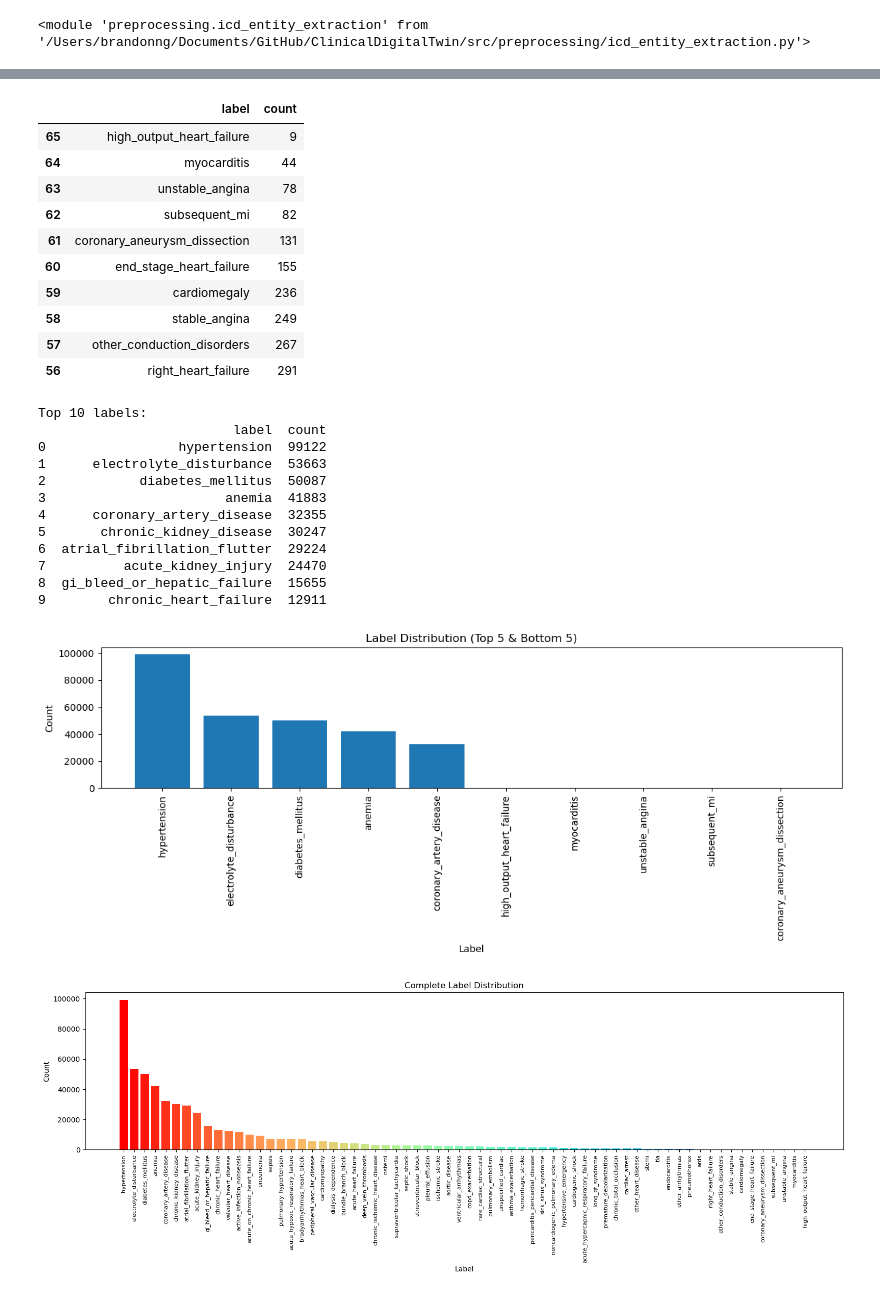
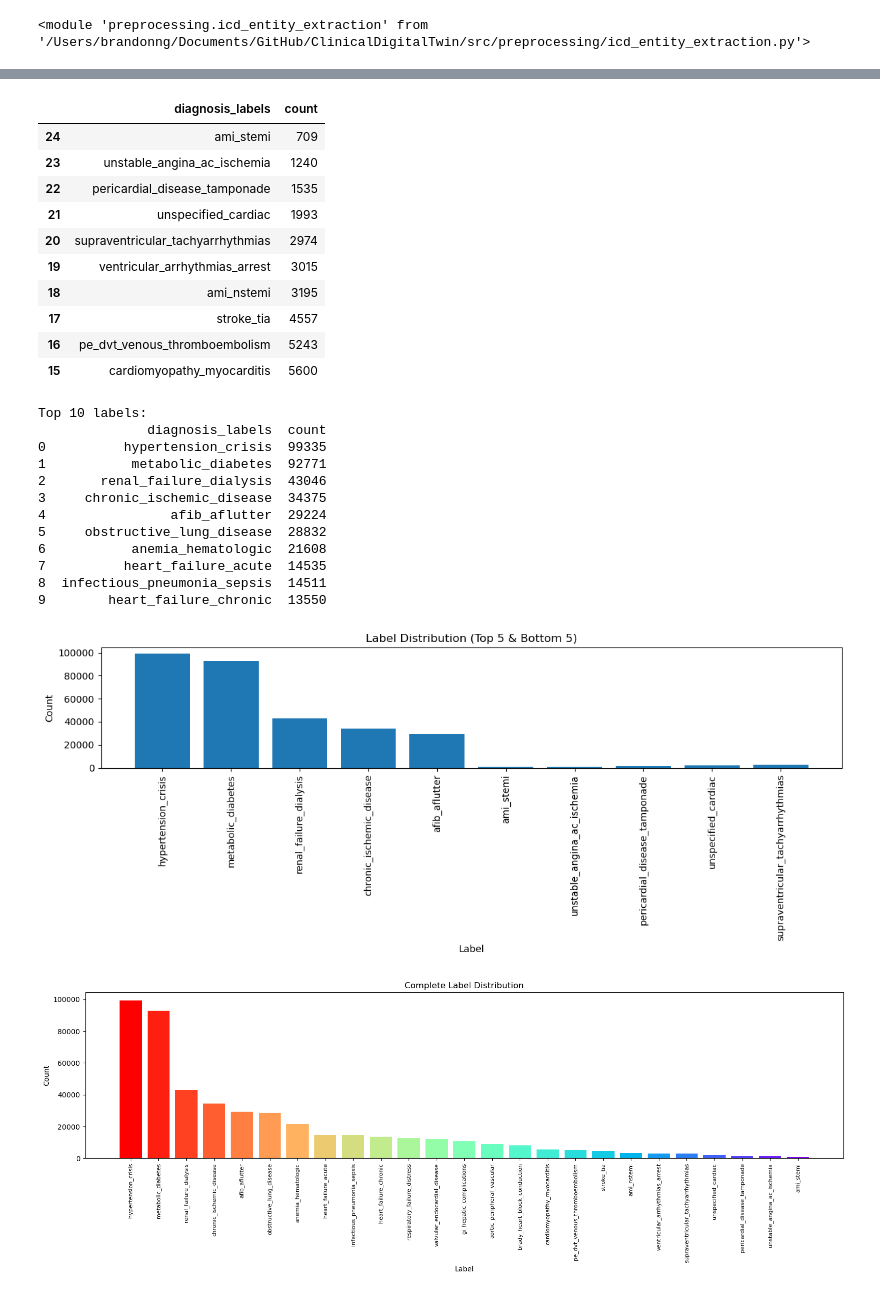
Before and after one commit to brandonng2/CardioTwin, a Jupyter notebook: notebooks/icd_extraction.ipynb, the cells around one changed output, grey strips where cells are left out. Drawn from its saved outputs; the diff is of its cells as text; code cells hidden in the pictures.

```diff
--- a/notebooks/icd_extraction.ipynb
+++ b/notebooks/icd_extraction.ipynb
@@ -57,7 +57,7 @@ clinical_data.head(5)
 # %%
 from preprocessing.icd_entity_extraction import map_codes_to_labels
 
-clinical_data['labels'] = clinical_data['icd_codes'].apply(map_codes_to_labels)
+clinical_data['diagnosis_labels'] = clinical_data['icd_codes'].apply(map_codes_to_labels)
 clinical_data.head(5)
 # %% [output]
 |  | subject_id | hadm_id | ed_stay_id | ed_intime | ed_outtime | hosp_admittime | hosp_dischtime | race | ... |
@@ -69,5 +68,0 @@ clinical_data.head(5)
-# %%
-from preprocessing.icd_entity_extraction import onehot_labels
-
-clinical_data = onehot_labels(clinical_data)
-clinical_data.head(5)
@@ -81,0 +69,5 @@ clinical_data.head(5)
+# %%
+from preprocessing.icd_entity_extraction import is_cardiovascular_encounter
+
+clinical_data['is_cardiovascular'] = clinical_data['diagnosis_labels'].apply(is_cardiovascular_encounter)
+clinical_data.head(5)
@@ -82,81 +81,83 @@ clinical_data.head(5)
 # %%
 # Flatten labels from lists
-all_labels = clinical_data['labels'].explode().dropna().astype(str).str.lower()
+all_labels = clinical_data['diagnosis_labels'].explode().dropna().astype(str).str.lower()
 
 label_counts = all_labels.value_counts()
 MIN_COUNT = 0  # keep frequent enough labels
 label_df = label_counts[label_counts >= MIN_COUNT].reset_index()
-label_df.columns = ['label', 'count']
+label_df.columns = ['diagnosis_labels', 'count']
 label_df = label_df.sort_values('count', ascending=True)
 label_df.head(10)
 # Label frequency distribution
 # %% [output]
-|  | label | count |
-| 65 | high_output_heart_failure | 9 |
-| 64 | myocarditis | 44 |
-| 63 | unstable_angina | 78 |
-| 62 | subsequent_mi | 82 |
-| 61 | coronary_aneurysm_dissection | 131 |
-| 60 | end_stage_heart_failure | 155 |
-| 59 | cardiomegaly | 236 |
-| 58 | stable_angina | 249 |
-| 57 | other_conduction_disorders | 267 |
-| 56 | right_heart_failure | 291 |
+|  | diagnosis_labels | count |
+| 24 | ami_stemi | 709 |
+| 23 | unstable_angina_ac_ischemia | 1240 |
+| 22 | pericardial_disease_tamponade | 1535 |
+| 21 | unspecified_cardiac | 1993 |
+| 20 | supraventricular_tachyarrhythmias | 2974 |
+| 19 | ventricular_arrhythmias_arrest | 3015 |
+| 18 | ami_nstemi | 3195 |
+| 17 | stroke_tia | 4557 |
+| 16 | pe_dvt_venous_thromboembolism | 5243 |
+| 15 | cardiomyopathy_myocarditis | 5600 |
 # %%
+import matplotlib.pyplot as plt
+
 # Flatten labels from lists
-all_labels = clinical_data['labels'].explode().dropna().astype(str).str.lower()
+all_labels = clinical_data['diagnosis_labels'].explode().dropna().astype(str).str.lower()
 
 label_counts = all_labels.value_counts()
 MIN_COUNT = 0  # keep frequent enough labels
 label_df = label_counts[label_counts >= MIN_COUNT].reset_index()
-label_df.columns = ['label', 'count']
+label_df.columns = ['diagnosis_labels', 'count']
 label_df = label_df.sort_values('count', ascending=False)
 
 # Display top 10 labels
 print("Top 10 labels:")
 print(label_df.head(10))
 
 # Get top 5 and bottom 5 labels by count
 top_bottom_df = pd.concat([
     label_df.nlargest(5, 'count'),
     label_df.nsmallest(5, 'count')
 ])
 
 # Plot top 5 and bottom 5
 plt.figure(figsize=(12, 5))
-plt.bar(top_bottom_df['label'], top_bottom_df['count'])
+plt.bar(top_bottom_df['diagnosis_labels'], top_bottom_df['count'])
 plt.xticks(rotation=90)
 plt.title("Label Distribution (Top 5 & Bottom 5)")
 plt.ylabel("Count")
 plt.xlabel("Label")
 plt.tight_layout()
 plt.show()
 
 # Plot all labels
 plt.figure(figsize=(16, 6))
 colors = plt.cm.rainbow(np.linspace(0, 1, len(label_df)))[::-1]
-plt.bar(label_df['label'], label_df['count'], color=colors)
+plt.bar(label_df['diagnosis_labels'], label_df['count'], color=colors)
 plt.xticks(rotation=90, fontsize=8)
 plt.title("Complete Label Distribution")
 plt.ylabel("Count")
 plt.xlabel("Label")
 plt.tight_layout()
 plt.show()
 # %% [output]
 Top 10 labels:
-                         label  count
-0                 hypertension  99122
-1      electrolyte_disturbance  53663
-2            diabetes_mellitus  50087
-3                       anemia  41883
-4      coronary_artery_disease  32355
-5       chronic_kidney_disease  30247
-6  atrial_fibrillation_flutter  29224
-7          acute_kidney_injury  24470
-8  gi_bleed_or_hepatic_failure  15655
-9        chronic_heart_failure  12911
+              diagnosis_labels  count
+0          hypertension_crisis  99335
+1           metabolic_diabetes  92771
+2       renal_failure_dialysis  43046
+3     chronic_ischemic_disease  34375
+4                afib_aflutter  29224
+5     obstructive_lung_disease  28832
+6           anemia_hematologic  21608
+7          heart_failure_acute  14535
+8  infectious_pneumonia_sepsis  14511
+9        heart_failure_chronic  13550
-[figure, old version]
+[figure, new version]
-[figure, old version]
+[figure, new version]
 # %%
 clinical_data.columns
 # %% [output]
```
Also changed, not shown: parts of 11 cells of this notebook, 9 other files.
